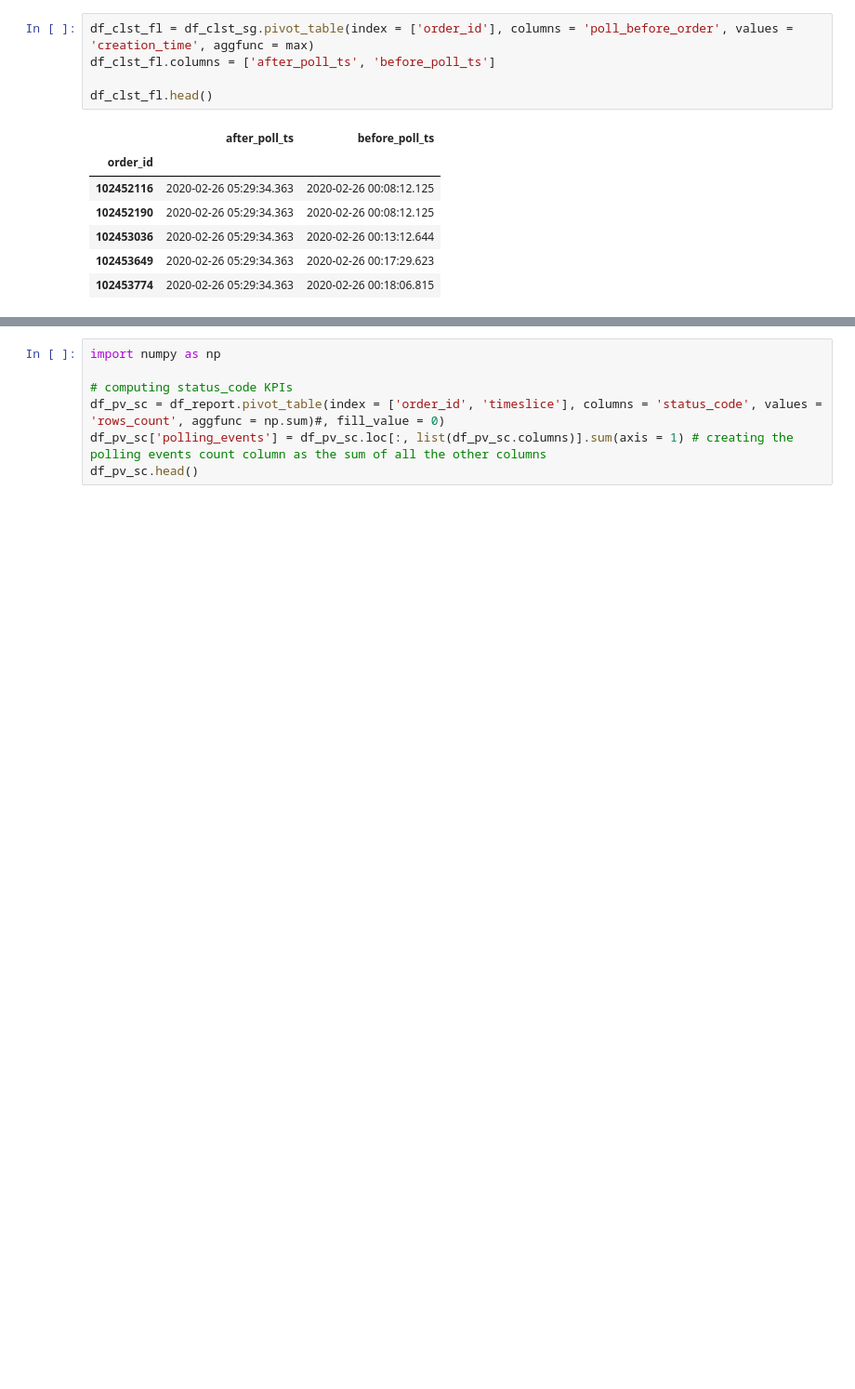
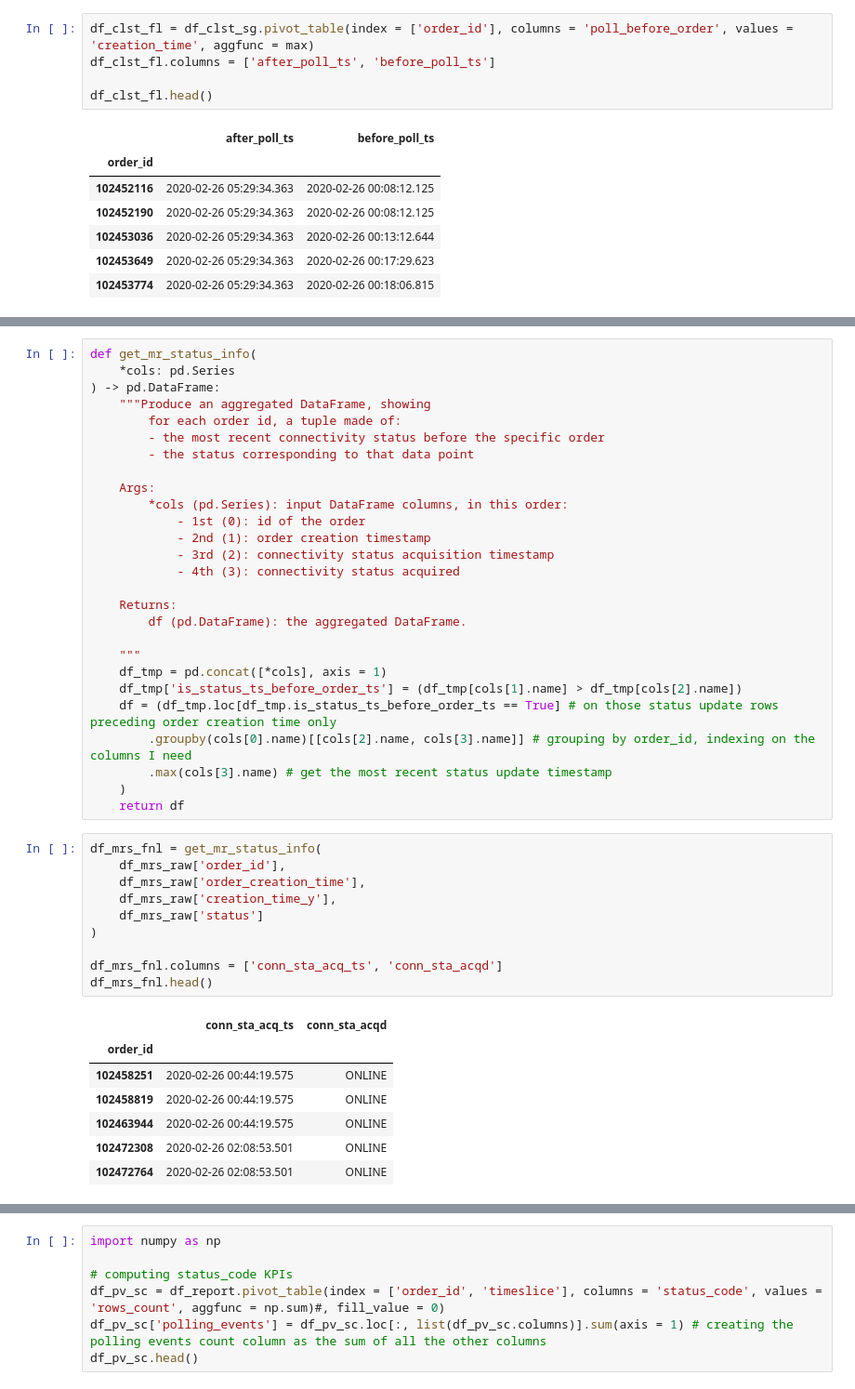
Before and after one commit to gaelsuv/glovo, a Jupyter notebook: solution/test_python/exercise.ipynb, the cells around one changed output, grey strips where cells are left out. Shown at 93% size. Drawn from its saved outputs; the diff is of its cells as text; blank space fills up the shorter version.

```diff
--- a/solution/test_python/exercise.ipynb
+++ b/solution/test_python/exercise.ipynb
@@ -222,0 +250,45 @@ df_report_sa.head()
+# %%
+def get_mr_status_info(
+    *cols: pd.Series
+) -> pd.DataFrame:
+    """Produce an aggregated DataFrame, showing
+        for each order id, a tuple made of:
+        - the most recent connectivity status before the specific order
+        - the status corresponding to that data point
+
+    Args:
+        *cols (pd.Series): input DataFrame columns, in this order:
+            - 1st (0): id of the order
+            - 2nd (1): order creation timestamp
+            - 3rd (2): connectivity status acquisition timestamp
+            - 4th (3): connectivity status acquired
+
+    Returns:
+        df (pd.DataFrame): the aggregated DataFrame.
+
+    """
+    df_tmp = pd.concat([*cols], axis = 1)
+    df_tmp['is_status_ts_before_order_ts'] = (df_tmp[cols[1].name] > df_tmp[cols[2].name])
+    df = (df_tmp.loc[df_tmp.is_status_ts_before_order_ts == True] # on those status update rows preceding order creation time only
+        .groupby(cols[0].name)[[cols[2].name, cols[3].name]] # grouping by order_id, indexing on the columns I need
+        .max(cols[3].name) # get the most recent status update timestamp
+    )
+    return df
+# %%
+df_mrs_fnl = get_mr_status_info(
+    df_mrs_raw['order_id'],
+    df_mrs_raw['order_creation_time'],
+    df_mrs_raw['creation_time_y'],
+    df_mrs_raw['status']
+)
+
+df_mrs_fnl.columns = ['conn_sta_acq_ts', 'conn_sta_acqd']
+df_mrs_fnl.head()
+# %% [output]
+|  | conn_sta_acq_ts | conn_sta_acqd |
+| order_id |  |  |
+| 102458251 | 2020-02-26 00:44:19.575 | ONLINE |
+| 102458819 | 2020-02-26 00:44:19.575 | ONLINE |
+| 102463944 | 2020-02-26 00:44:19.575 | ONLINE |
+| 102472308 | 2020-02-26 02:08:53.501 | ONLINE |
+| 102472764 | 2020-02-26 02:08:53.501 | ONLINE |
```
Also changed, not shown: parts of 36 cells of this notebook, 1 other file.
